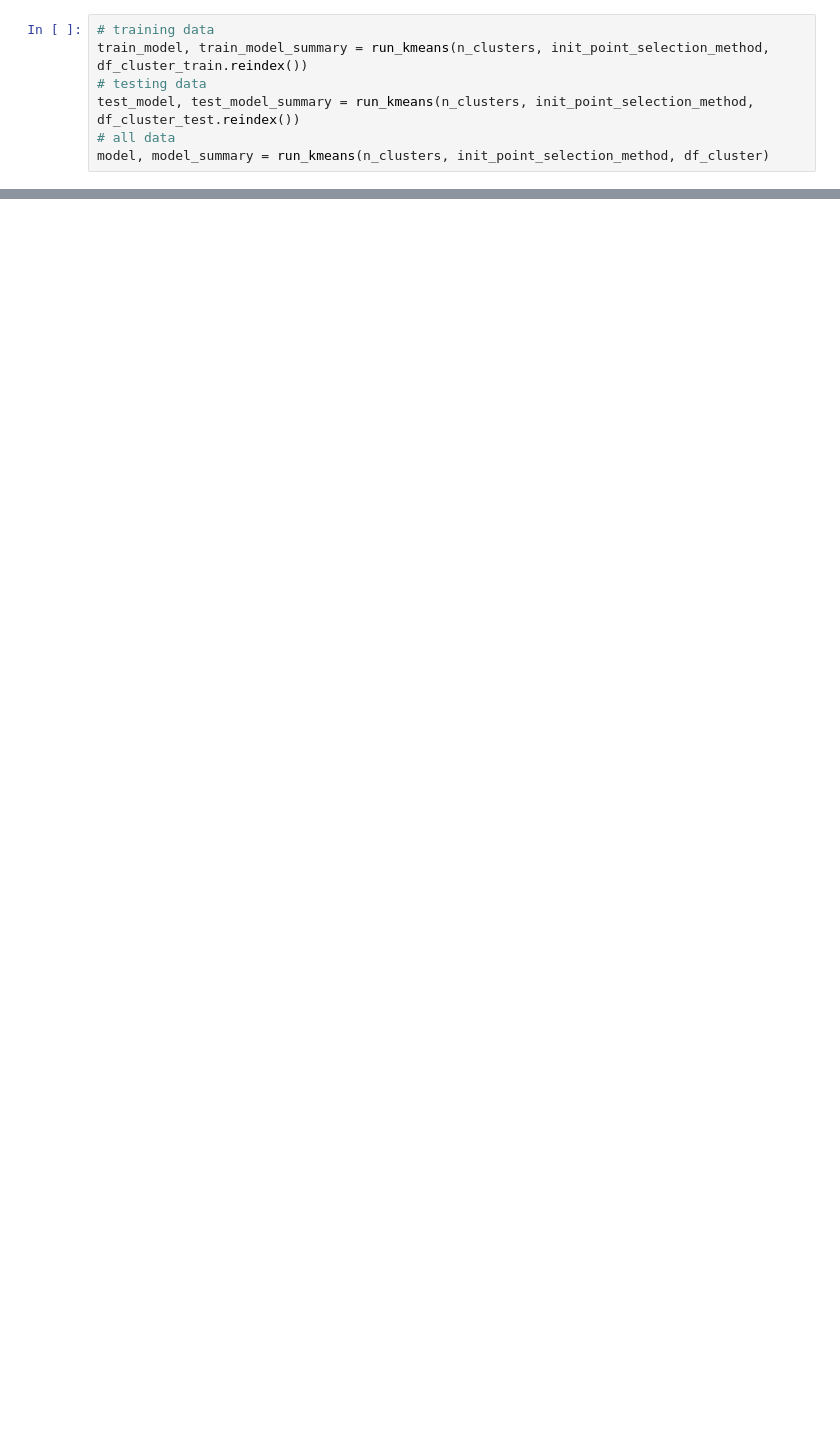
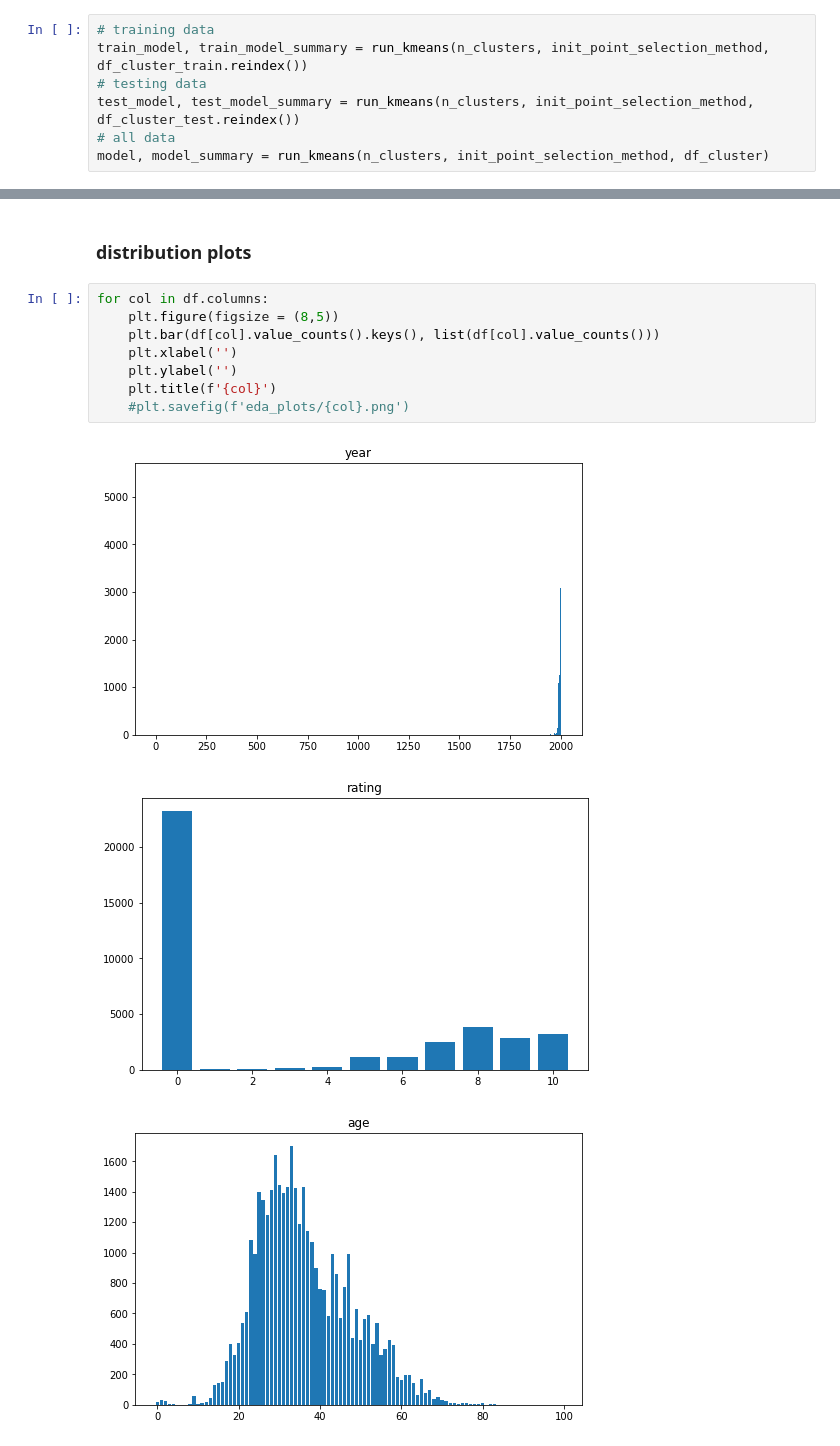
Before and after one commit to CinnyLin/book_rec_sys, a Jupyter notebook: books_amazon/customer_segmentation/kmeans.ipynb, the cells around one changed output, grey strips where cells are left out. Cells and saved outputs as stored; diff of their text form; blank space fills up the shorter version.

```diff
--- a/books_amazon/customer_segmentation/kmeans.ipynb
+++ b/books_amazon/customer_segmentation/kmeans.ipynb
@@ -343,0 +367,14 @@ plt.show()
+# %% [markdown]
+### distribution plots
+# %%
+for col in df.columns:
+    plt.figure(figsize = (8,5))
+    plt.bar(df[col].value_counts().keys(), list(df[col].value_counts()))
+    plt.xlabel('')
+    plt.ylabel('')
+    plt.title(f'{col}')
+    #plt.savefig(f'eda_plots/{col}.png')
+# %% [output]
+[figure, added]
+[figure, added]
+[figure, added]
```
Also changed, not shown: parts of 29 cells of this notebook, 41 other files.
